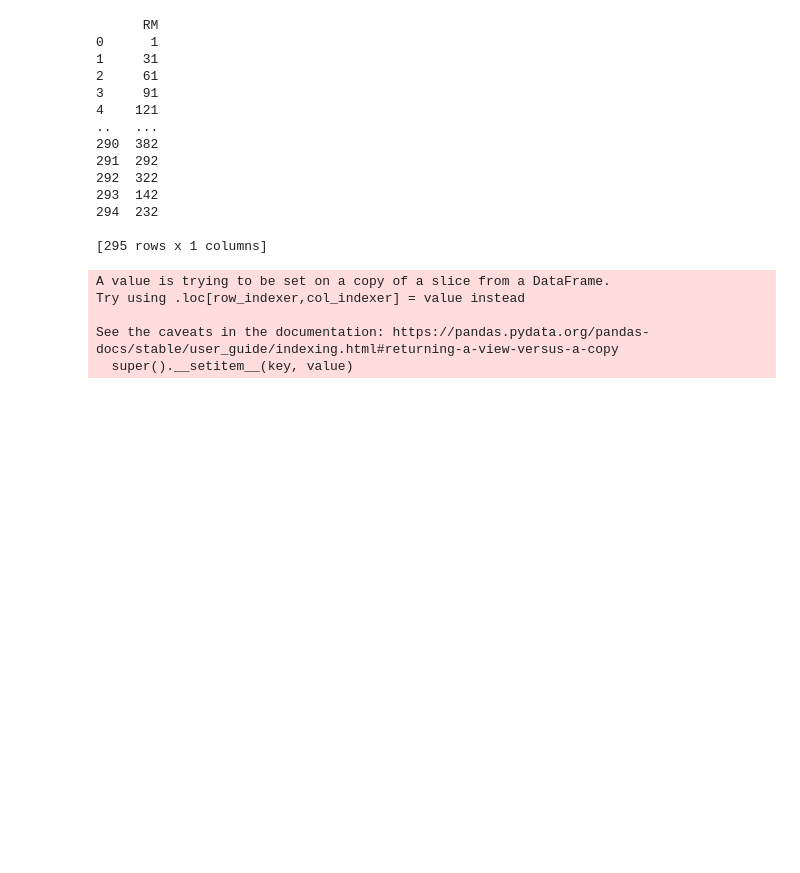
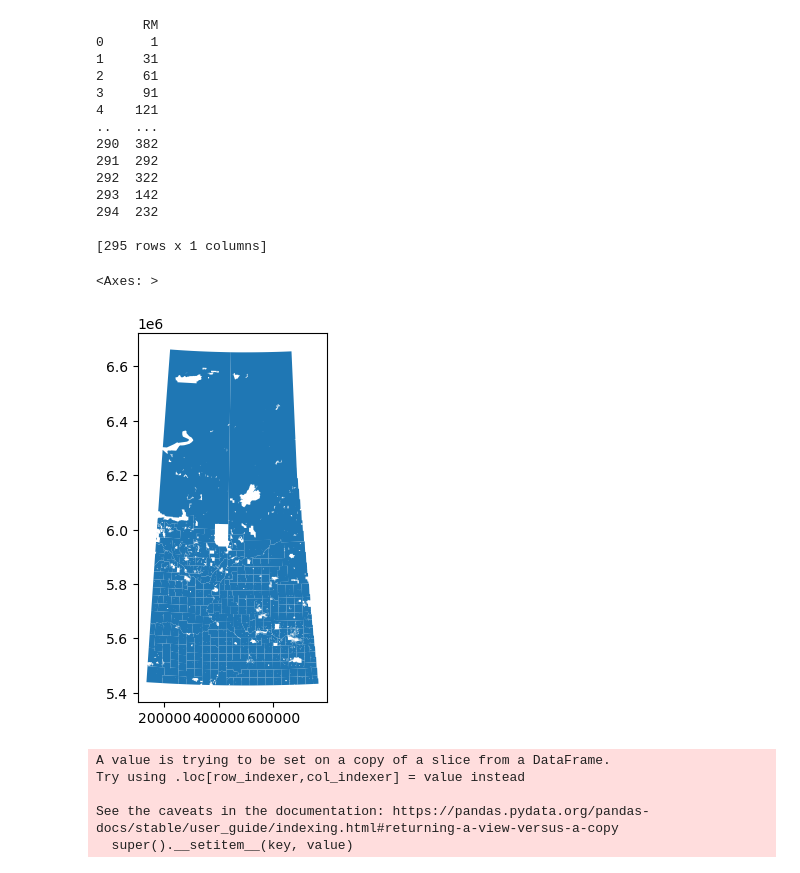
Before and after one commit to zarka1212/assignment-1-data-analysis, a Jupyter notebook: first_notebook/assignment-1-data-analysis.ipynb, the cells around one changed output. Drawn from its saved outputs; the diff is of its cells as text; code cells hidden in the pictures; blank space fills up the shorter version.

```diff
--- a/first_notebook/assignment-1-data-analysis.ipynb
+++ b/first_notebook/assignment-1-data-analysis.ipynb
@@ -14,7 +14,7 @@ import geopandas as gpd
 import seaborn as sb
 import matplotlib.pyplot as plt
 
-shapefile_path = 'C:\assignment-1-data-analysis\RuralMunicipality.shp'
+shapefile_path = r'C:\assignment-1-data-analysis\RM_shapefile\RuralMunicipality.shp'
 gdf_rm = gpd.read_file(shapefile_path)
 df1=pd.read_csv(r'C:\df_1.csv')
 df2=pd.read_csv(r'C:\df_2.csv')
@@ -45,6 +45,17 @@ print(merged_df)
 294  232
 
 [295 rows x 1 columns]
+# %%
+
+
+# Reading GIS
+gdf_rm = gpd.read_file(shapefile_path)
+
+# Plot the GeoDataFrame
+gdf_rm.plot()
+# %% [output]
+<Axes: >
+[figure, added]
 # %%
 # Convert RMNO column in gdf_rm_clean to string
 gdf_rm_clean['RMNO'] = gdf_rm_clean['RMNO'].astype(str)
```
